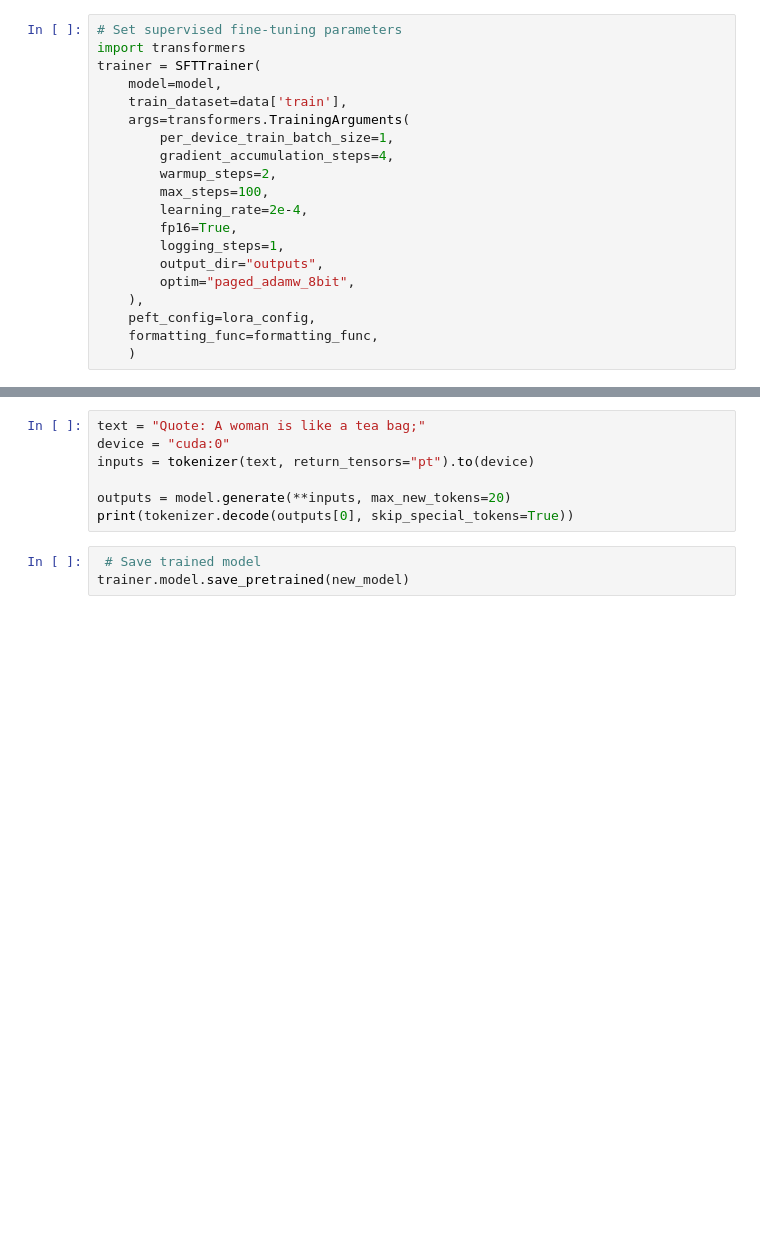
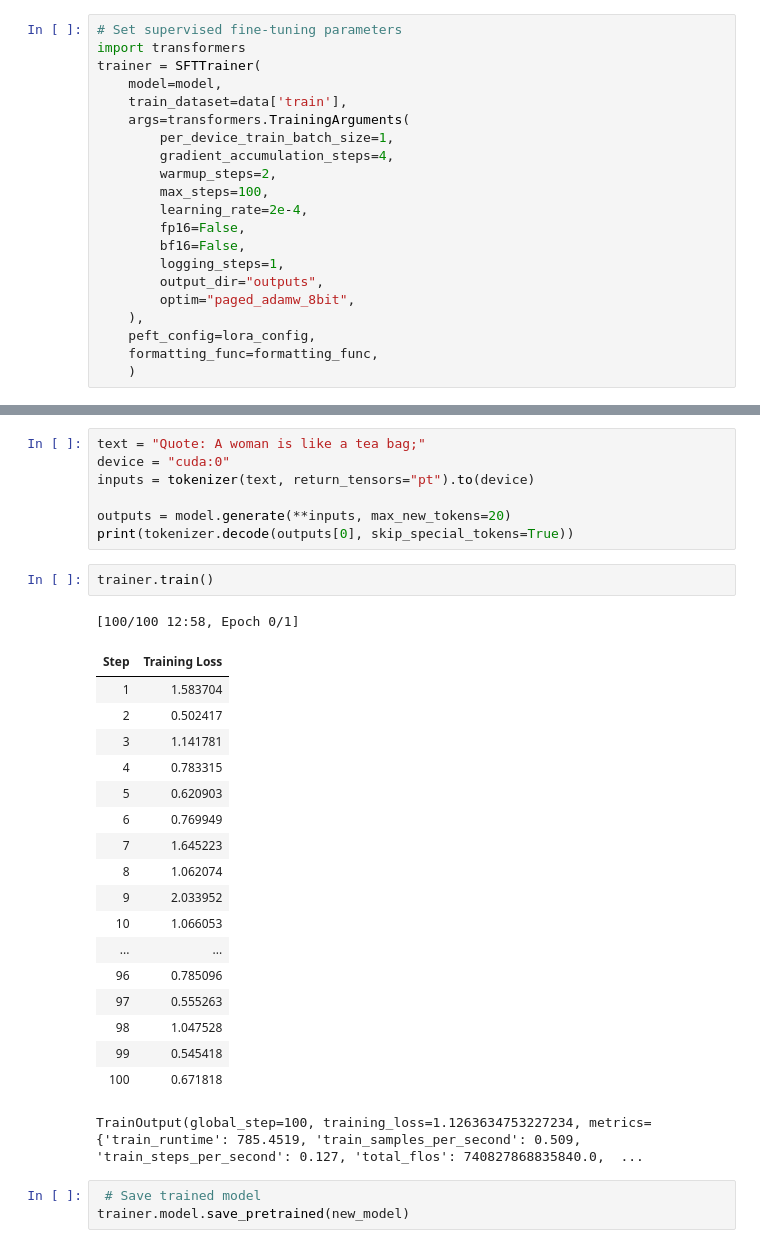
Before and after one commit to ywchanna2001/LLM-Finetunning, a Jupyter notebook: Gemma_Finetunning.ipynb, the cells around one changed output, grey strips where cells are left out. Saved outputs shown, nothing was run; the diff lists cells and outputs as text; blank space fills up the shorter version.

```diff
--- a/Gemma_Finetunning.ipynb
+++ b/Gemma_Finetunning.ipynb
@@ -107,7 +107,8 @@ trainer = SFTTrainer(
         warmup_steps=2,
         max_steps=100,
         learning_rate=2e-4,
-        fp16=True,
+        fp16=False,
+        bf16=False,
         logging_steps=1,
         output_dir="outputs",
         optim="paged_adamw_8bit",
@@ -128,6 +146,28 @@ inputs = tokenizer(text, return_tensors="pt").to(device)
 
 outputs = model.generate(**inputs, max_new_tokens=20)
 print(tokenizer.decode(outputs[0], skip_special_tokens=True))
+# %%
+trainer.train()
+# %% [output]
+[100/100 12:58, Epoch 0/1]
+| Step | Training Loss |
+| 1 | 1.583704 |
+| 2 | 0.502417 |
+| 3 | 1.141781 |
+| 4 | 0.783315 |
+| 5 | 0.620903 |
+| 6 | 0.769949 |
+| 7 | 1.645223 |
+| 8 | 1.062074 |
+| 9 | 2.033952 |
+| 10 | 1.066053 |
+| ... | ... |
+| 96 | 0.785096 |
+| 97 | 0.555263 |
+| 98 | 1.047528 |
+| 99 | 0.545418 |
+| 100 | 0.671818 |
+TrainOutput(global_step=100, training_loss=1.1263634753227234, metrics={'train_runtime': 785.4519, 'train_samples_per_second': 0.509, 'train_steps_per_second': 0.127, 'total_flos': 740827868835840.0,  ...
 # %%
  # Save trained model
 trainer.model.save_pretrained(new_model)
```
Also changed, not shown: parts of 1 cell of this notebook.
